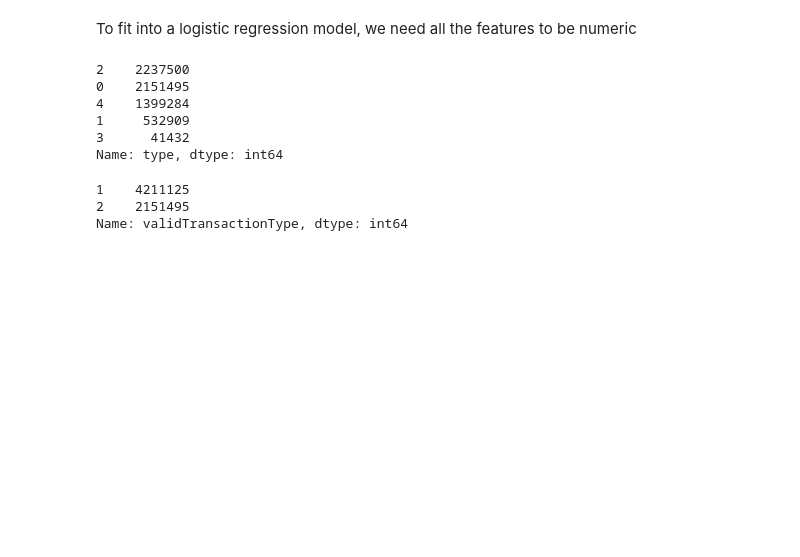
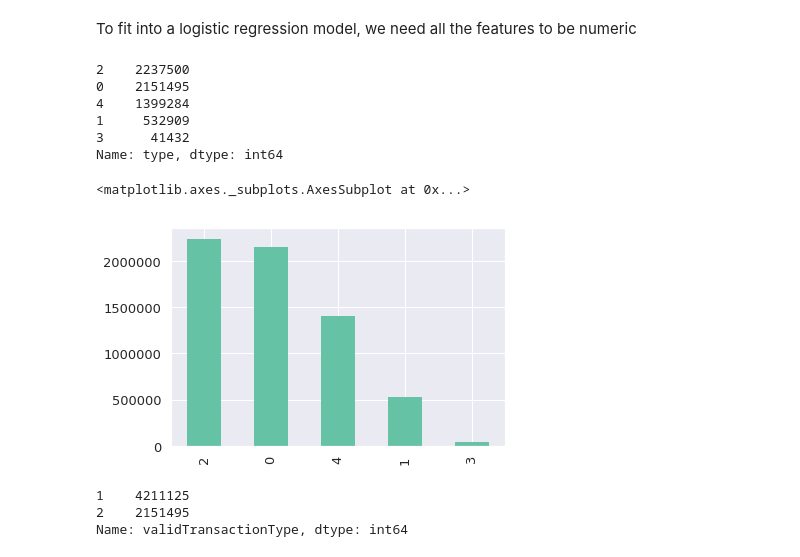
Before and after one commit to soyhyoj/CodeOp1-DA1-FraudDetectionPaysim, a Jupyter notebook: notebooks/prediction-HJ.ipynb, the cells around one changed output. Drawn from its saved outputs; the diff is of its cells as text; code cells hidden in the pictures; blank space fills up the shorter version.

```diff
--- a/notebooks/prediction-HJ.ipynb
+++ b/notebooks/prediction-HJ.ipynb
@@ -52,6 +58,11 @@ paysim['type'].value_counts()
 1     532909
 3      41432
 Name: type, dtype: int64
+# %%
+paysim['type'].value_counts().plot(kind='bar')
+# %% [output]
+<matplotlib.axes._subplots.AxesSubplot at 0x...>
+[figure, added]
 # %%
 # Convert 'validTransactionType' into numeric values
 
```
Also changed, not shown: parts of 26 cells of this notebook.
